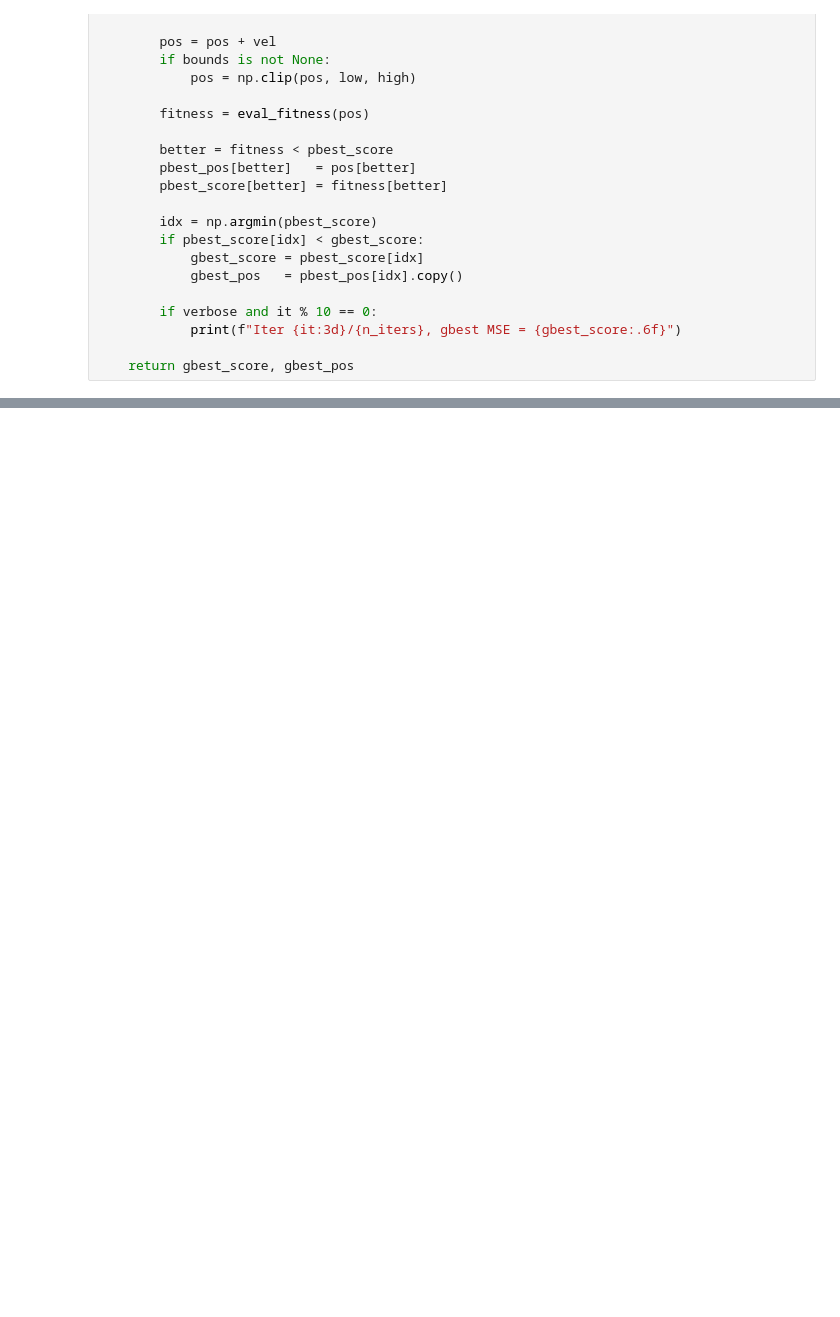
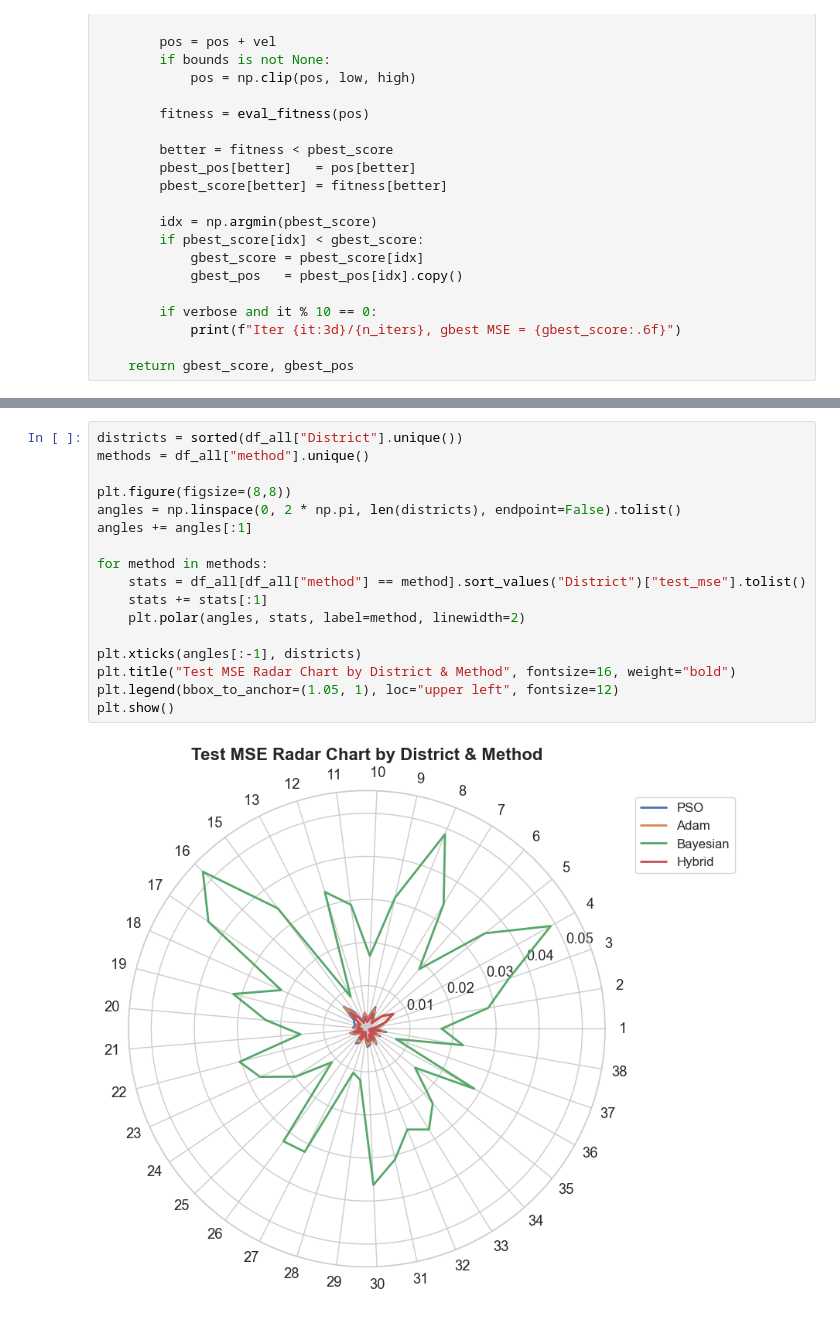
Before and after one commit to omerzzeybek9/Traffic-Congestion-Prediction-Optimization, a Jupyter notebook: main_pso.ipynb, the cells around one changed output, grey strips where cells are left out. Saved outputs shown, nothing was run; the diff lists cells and outputs as text; blank space fills up the shorter version.

```diff
--- a/main_pso.ipynb
+++ b/main_pso.ipynb
@@ -648,0 +712,19 @@ plt.show()
+# %%
+districts = sorted(df_all["District"].unique())
+methods = df_all["method"].unique()
+
+plt.figure(figsize=(8,8))
+angles = np.linspace(0, 2 * np.pi, len(districts), endpoint=False).tolist()
+angles += angles[:1]
+
+for method in methods:
+    stats = df_all[df_all["method"] == method].sort_values("District")["test_mse"].tolist()
+    stats += stats[:1]
+    plt.polar(angles, stats, label=method, linewidth=2)
+
+plt.xticks(angles[:-1], districts)
+plt.title("Test MSE Radar Chart by District & Method", fontsize=16, weight="bold")
+plt.legend(bbox_to_anchor=(1.05, 1), loc="upper left", fontsize=12)
+plt.show()
+# %% [output]
+[figure, added]
```
Also changed, not shown: parts of 12 cells of this notebook, 1 other file.
